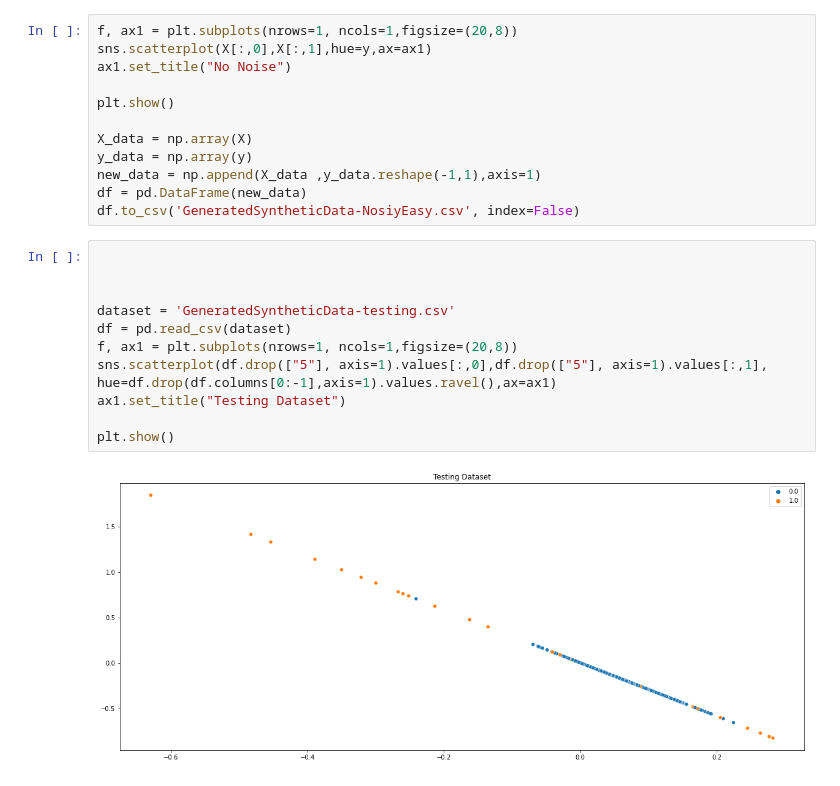
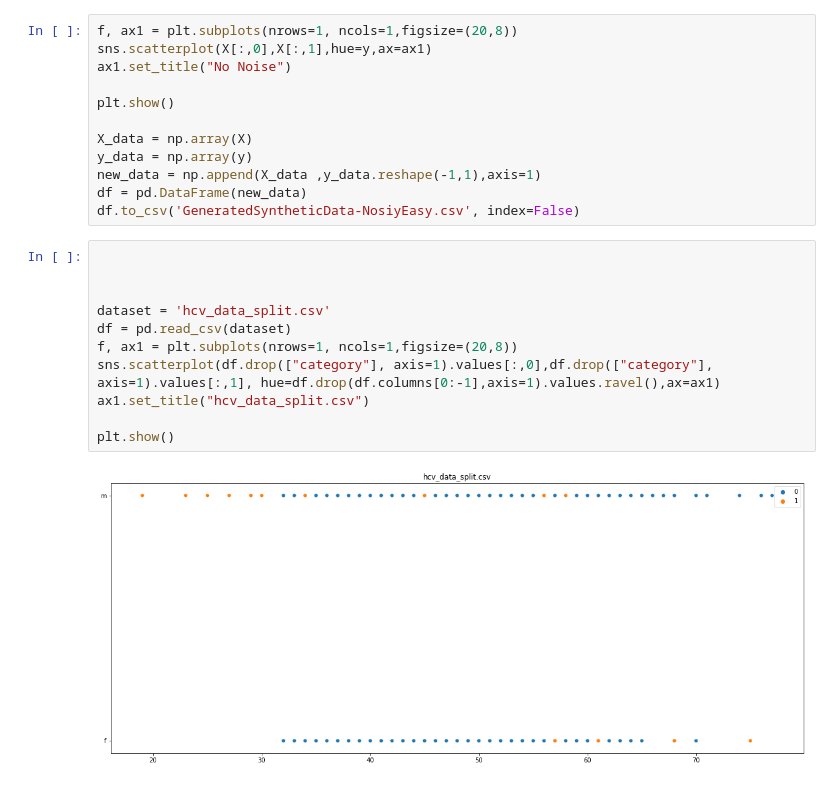
Before and after one commit to AdJansen/Artificial-Immune-System-For-Class-Imbalance, a Jupyter notebook: Data/DataGenerator.ipynb, the cells around one changed output. Saved outputs shown, nothing was run; the diff lists cells and outputs as text.

```diff
--- a/Data/DataGenerator.ipynb
+++ b/Data/DataGenerator.ipynb
@@ -128,13 +128,13 @@ df.to_csv('GeneratedSyntheticData-NosiyEasy.csv', index=False)
 # %%
 
 
 
-dataset = 'GeneratedSyntheticData-testing.csv'
+dataset = 'hcv_data_split.csv'
 df = pd.read_csv(dataset)
 f, ax1 = plt.subplots(nrows=1, ncols=1,figsize=(20,8))
-sns.scatterplot(df.drop(["5"], axis=1).values[:,0],df.drop(["5"], axis=1).values[:,1], hue=df.drop(df.columns[0:-1],axis=1).values.ravel(),ax=ax1)
-ax1.set_title("Testing Dataset")
+sns.scatterplot(df.drop(["category"], axis=1).values[:,0],df.drop(["category"], axis=1).values[:,1], hue=df.drop(df.columns[0:-1],axis=1).values.ravel(),ax=ax1)
+ax1.set_title("hcv_data_split.csv")
 
 plt.show()
 # %% [output]
-[figure, old version]
+[figure, new version]
```
Also changed, not shown: 7 other files.
